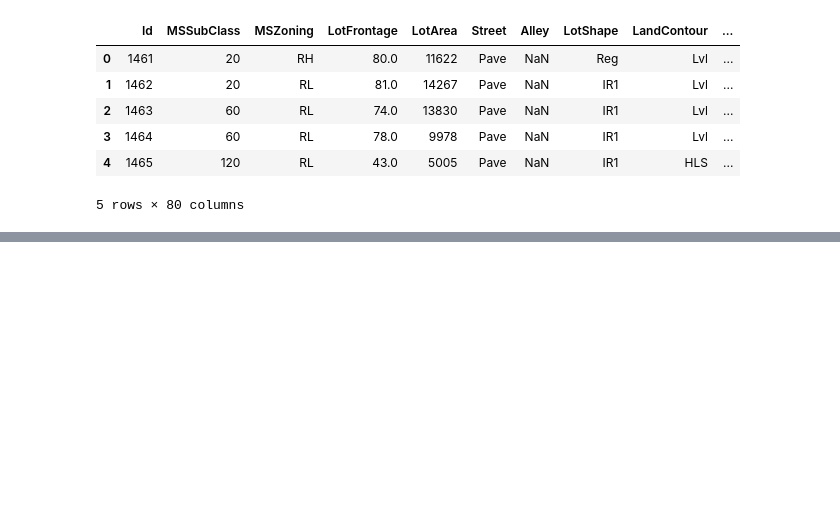
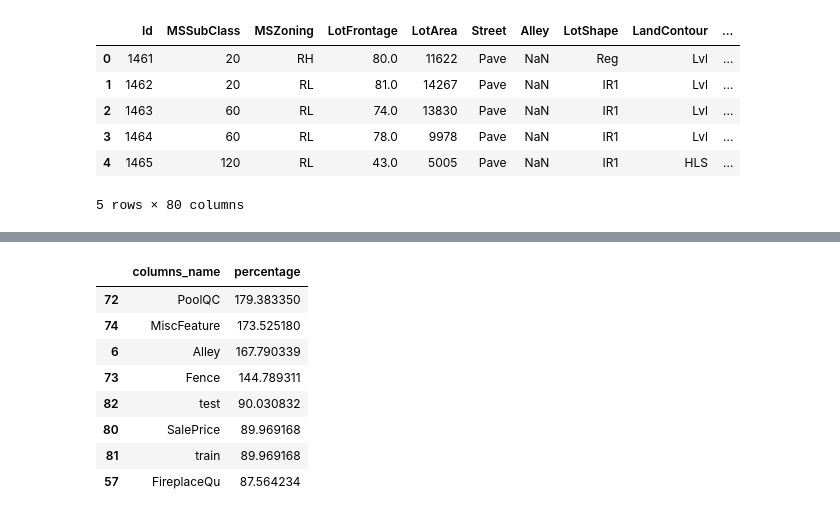
Before and after one commit to DS-Popeye/Data-Cleaning, a Jupyter notebook: House price data cleaning.ipynb, the cells around one changed output, grey strips where cells are left out. Drawn from its saved outputs; the diff is of its cells as text; code cells hidden in the pictures; blank space fills up the shorter version.

```diff
--- a/House price data cleaning.ipynb
+++ b/House price data cleaning.ipynb
@@ -131,0 +154,16 @@ c_test.head()
+# %%
+NAN = [(c,df[c].isna().mean()*180) for c in df]
+NAN  = pd.DataFrame(NAN, columns = ["columns_name", "percentage"])
+# %%
+NAN = NAN[NAN.percentage > 50]
+NAN.sort_values("percentage", ascending = False)
+# %% [output]
+|  | columns_name | percentage |
+| 72 | PoolQC | 179.383350 |
+| 74 | MiscFeature | 173.525180 |
+| 6 | Alley | 167.790339 |
+| 73 | Fence | 144.789311 |
+| 82 | test | 90.030832 |
+| 80 | SalePrice | 89.969168 |
+| 81 | train | 89.969168 |
+| 57 | FireplaceQu | 87.564234 |
```
Also changed, not shown: parts of 8 cells of this notebook.
